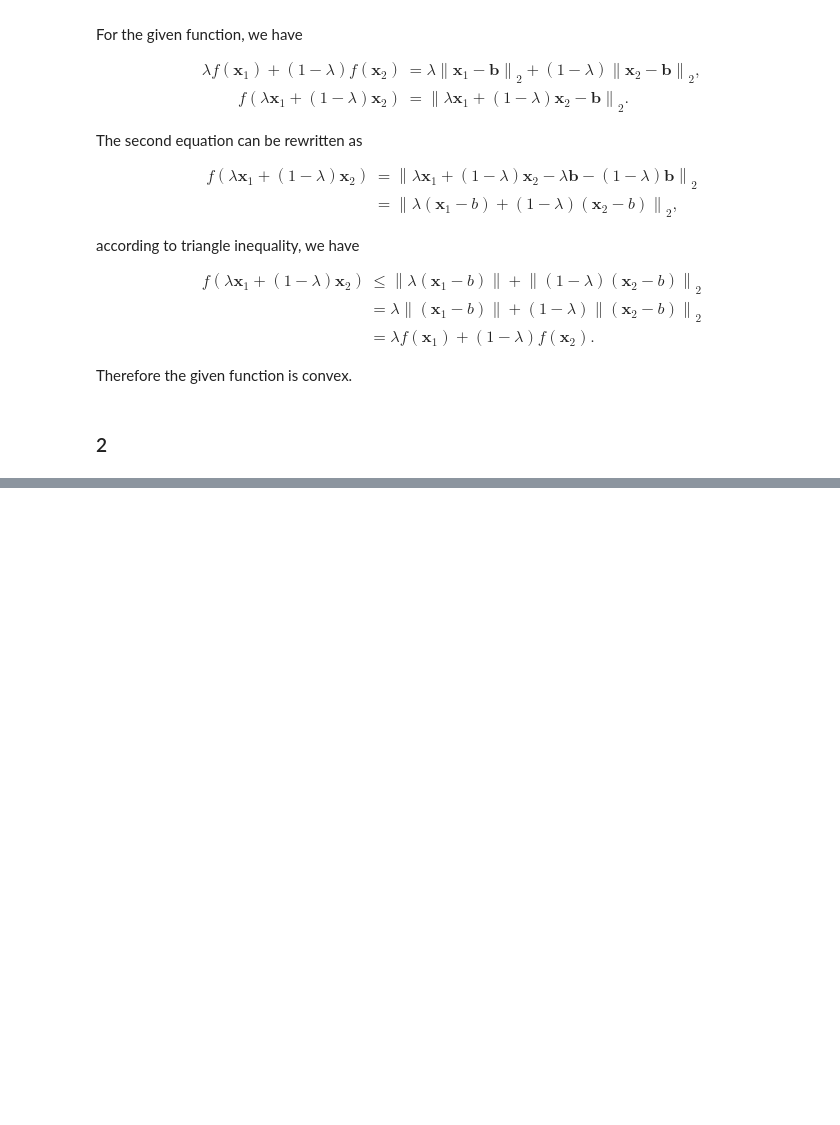
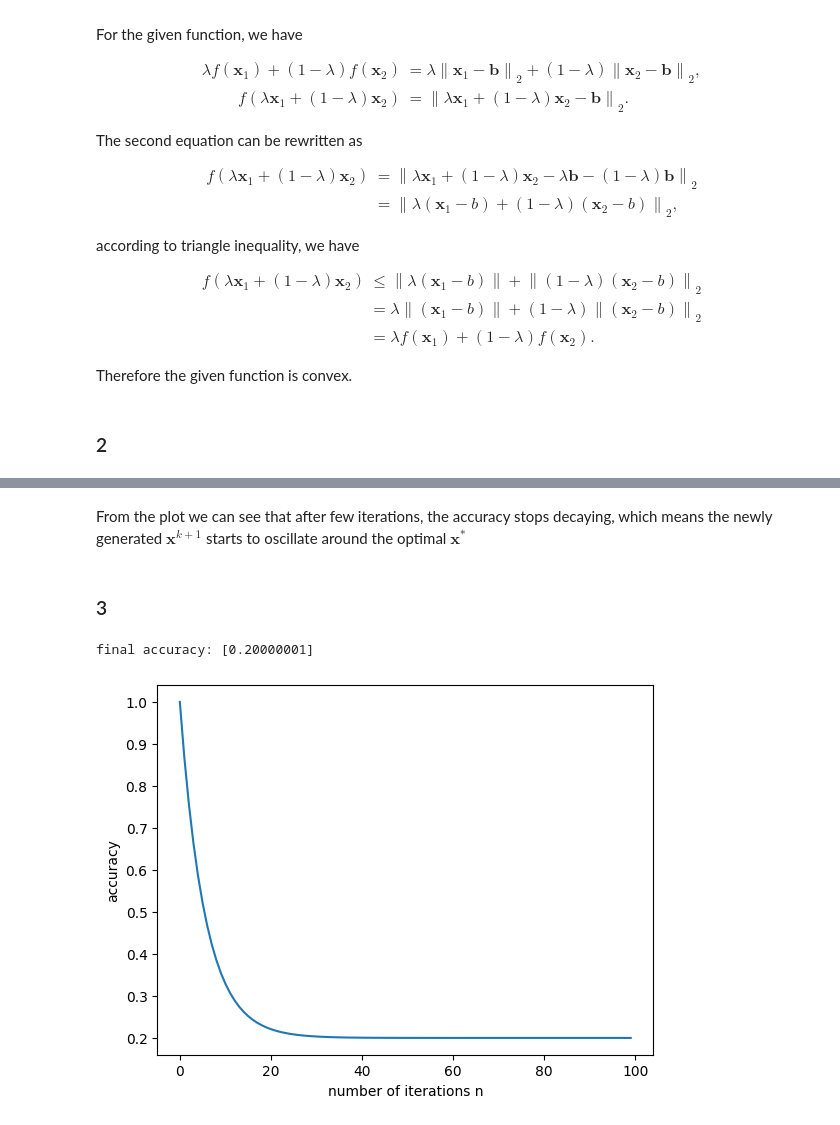
Before and after one commit to Jonas-Zhang97/TUM-MLO, a Jupyter notebook: MLO/HW4/HW4.ipynb, the cells around one changed output, grey strips where cells are left out. Saved outputs shown, nothing was run; the diff lists cells and outputs as text; code cells hidden in the pictures; blank space fills up the shorter version.

```diff
--- a/MLO/HW4/HW4.ipynb
+++ b/MLO/HW4/HW4.ipynb
@@ -145,0 +172,25 @@ plt.show()
+# %% [markdown]
+From the plot we can see that after few iterations, the accuracy stops decaying, which means the newly generated $\mathbf{x}^{k+1}$ starts to oscillate around the optimal $\mathbf{x}^*$
+# %% [markdown]
+### 3
+# %%
+# Define the x array
+x_3 = np.array([[0, 0]])
+accu_3 = np.zeros([n.shape[0], 1])
+
+for i in range(0, n.shape[0]):
+  nwe_x_3 = new_x_gen(x_3[i, :], (5/6)**i)
+  x_3 = np.append(x_3, [nwe_x_3], axis=0)
+  accu_3[i] = accuracy(x_3[i, :], x_star)
+  if accu_3[i, :] <= 0.01:
+    break
+
+print("final accuracy:", min(accu_3))
+
+plt.plot(n, accu_3)
+plt.xlabel("number of iterations n")
+plt.ylabel("accuracy")
+plt.show()
+# %% [output]
+final accuracy: [0.20000001]
+[figure, added]
```
Also changed, not shown: parts of 15 cells of this notebook, 2 other files.
